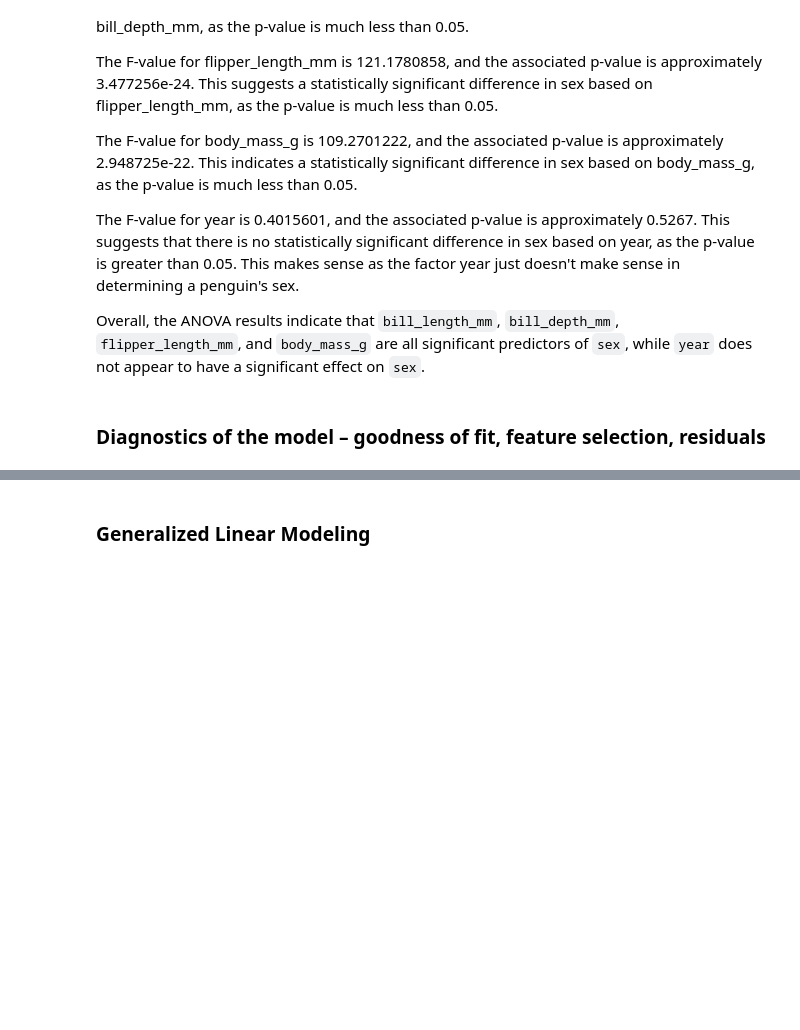
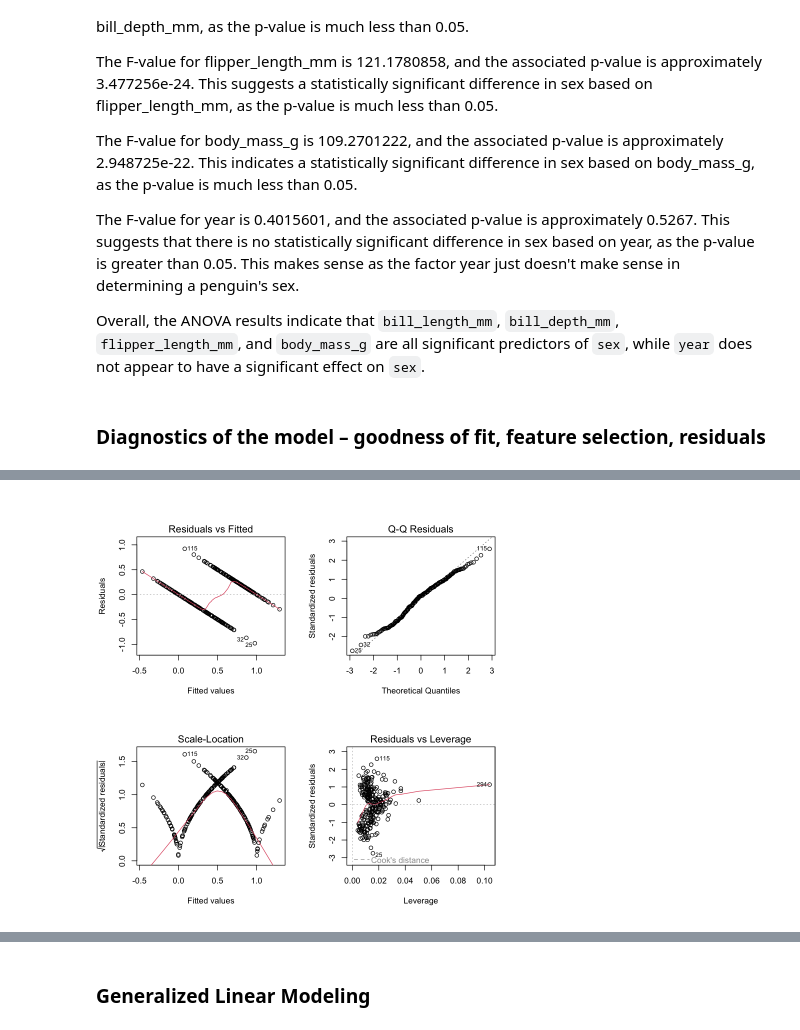
Before and after one commit to sasibonu/Stats2, a Jupyter notebook: Final_Project/Final_Project.ipynb, the cells around one changed output, grey strips where cells are left out. Cells and saved outputs as stored; diff of their text form; code cells hidden in the pictures; blank space fills up the shorter version.

```diff
--- a/Final_Project/Final_Project.ipynb
+++ b/Final_Project/Final_Project.ipynb
@@ -234,0 +281,3 @@ Overall, this analysis suggests that `bill_length_mm` and `bill_depth_mm` are im
+# %%
+mlr_penguins_3 <- lm(sex_numeric ~ bill_length_mm + bill_depth_mm + flipper_length_mm, data = df)
+summary(mlr_penguins_3)
@@ -270,0 +381,5 @@ plot(mlr_penguins)
+# %%
+par(mfrow = c(2, 2))
+plot(mlr_penguins_3)
+# %% [output]
+[figure, added]
```
Also changed, not shown: parts of 17 cells of this notebook, 1 other file.
